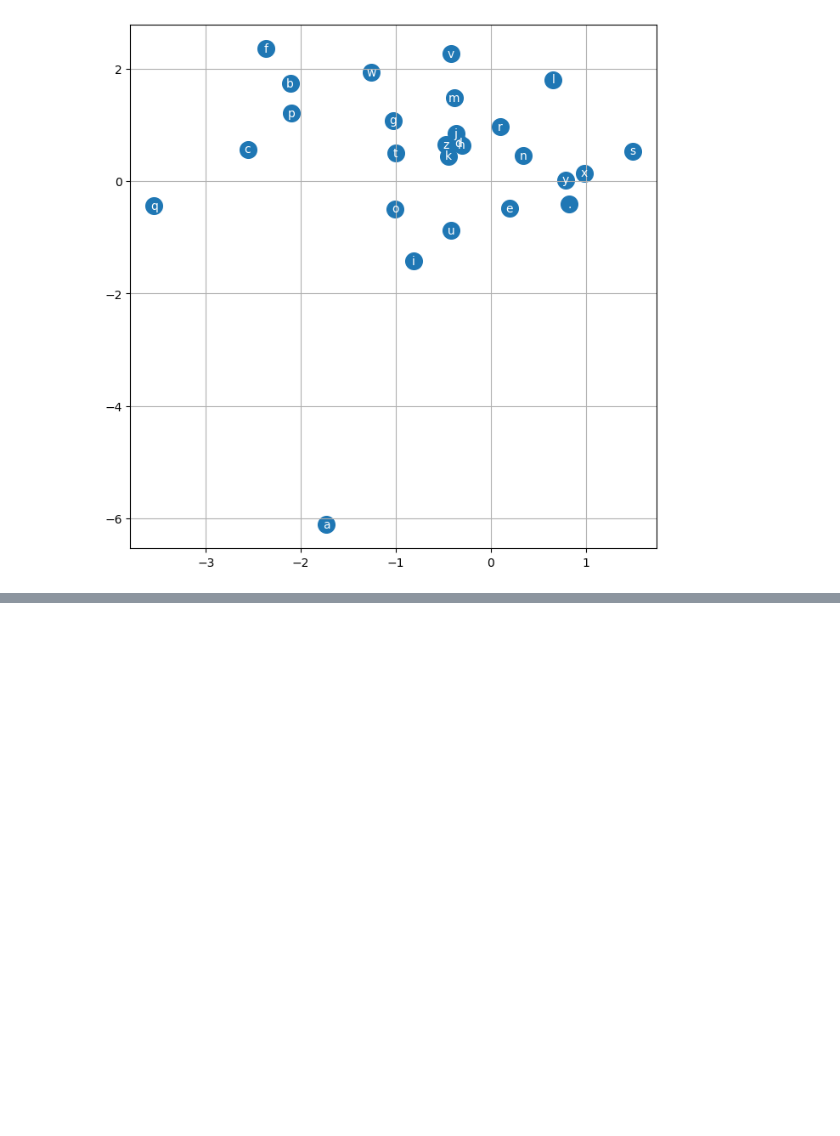
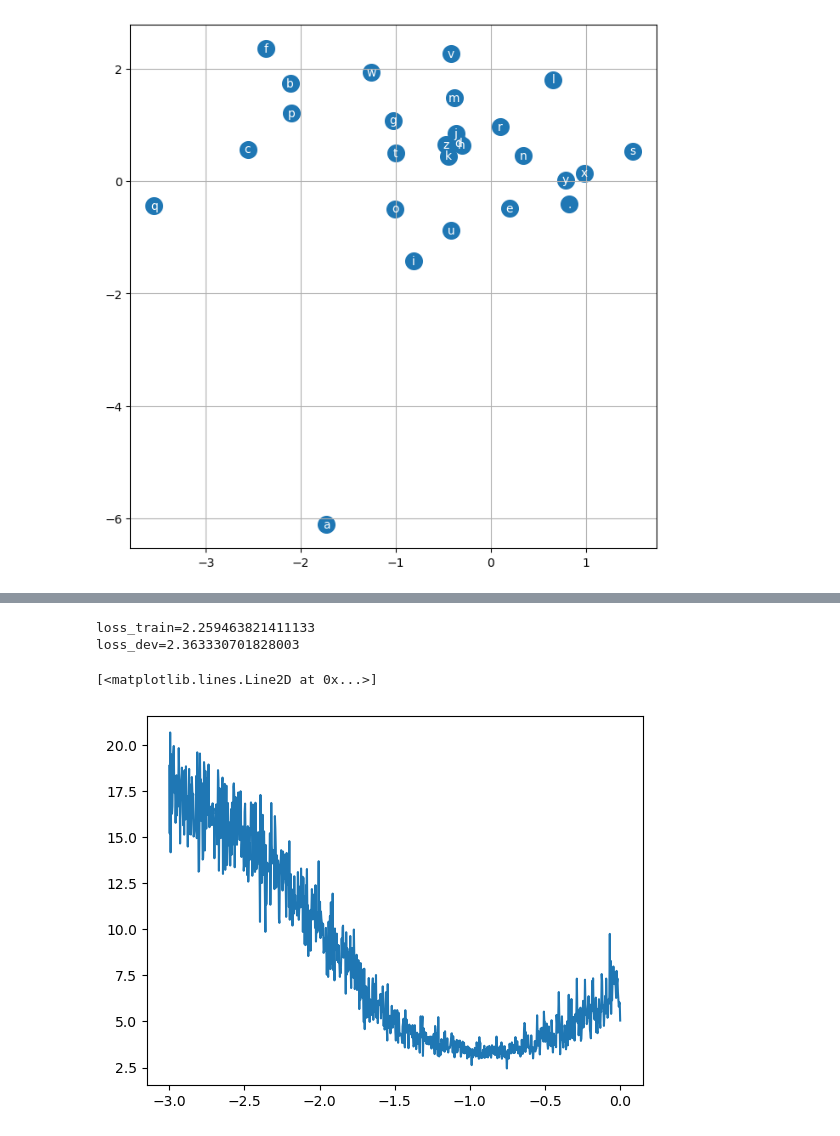
Before and after one commit to ADA-GWU/guidedresearchproject-eljanmahammadli, a Jupyter notebook: code_notebooks/MLP_model.ipynb, the cells around one changed output, grey strips where cells are left out. Cells and saved outputs as stored; diff of their text form; code cells hidden in the pictures; blank space fills up the shorter version.

Commit message:
evaluate the model

```diff
--- a/code_notebooks/MLP_model.ipynb
+++ b/code_notebooks/MLP_model.ipynb
@@ -363,0 +366,3 @@ plt.grid('minor')
+# %%
+with open("/kaggle/input/losses/losses.pkl", "rb") as f:
+    losses = pickle.load(f)
@@ -363,0 +403,8 @@ plt.grid('minor')
+# %%
+loss_train = evaluate("train")
+print(f"{loss_train=}")
+loss_dev = evaluate("dev")
+print(f"{loss_dev=}")
+# %% [output]
+loss_train=2.259463821411133
+loss_dev=2.363330701828003
@@ -363,0 +444,5 @@ plt.grid('minor')
+# %%
+plt.plot(lrs, losses) # finding optimal learning rate
+# %% [output]
+[<matplotlib.lines.Line2D at 0x...>]
+[figure, added]
```
Also changed, not shown: parts of 10 cells of this notebook.
